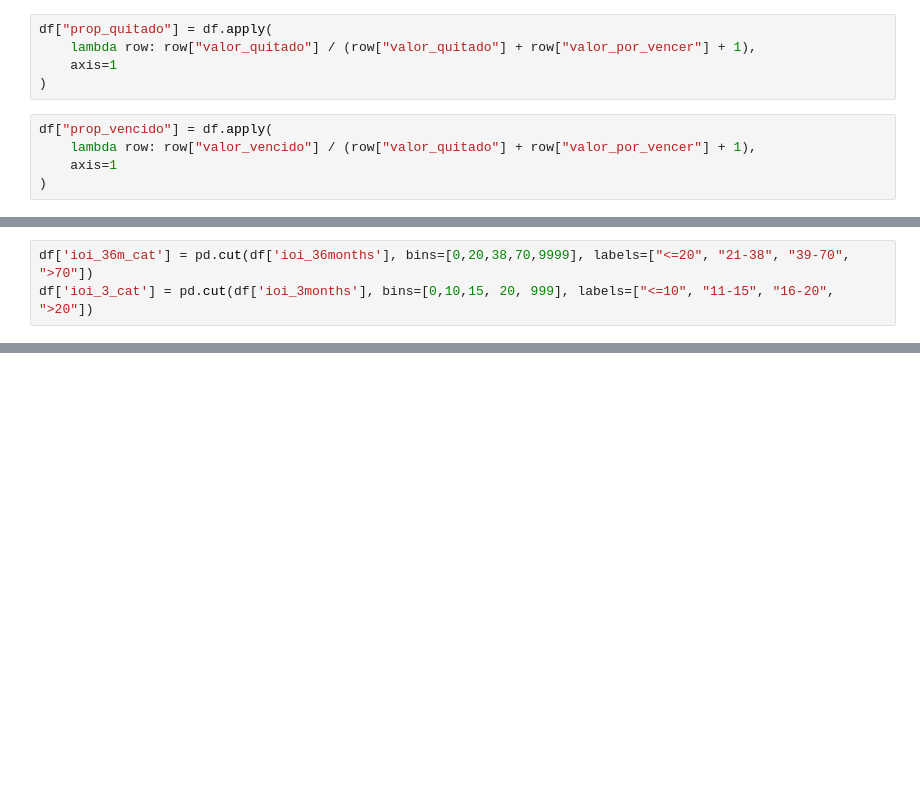
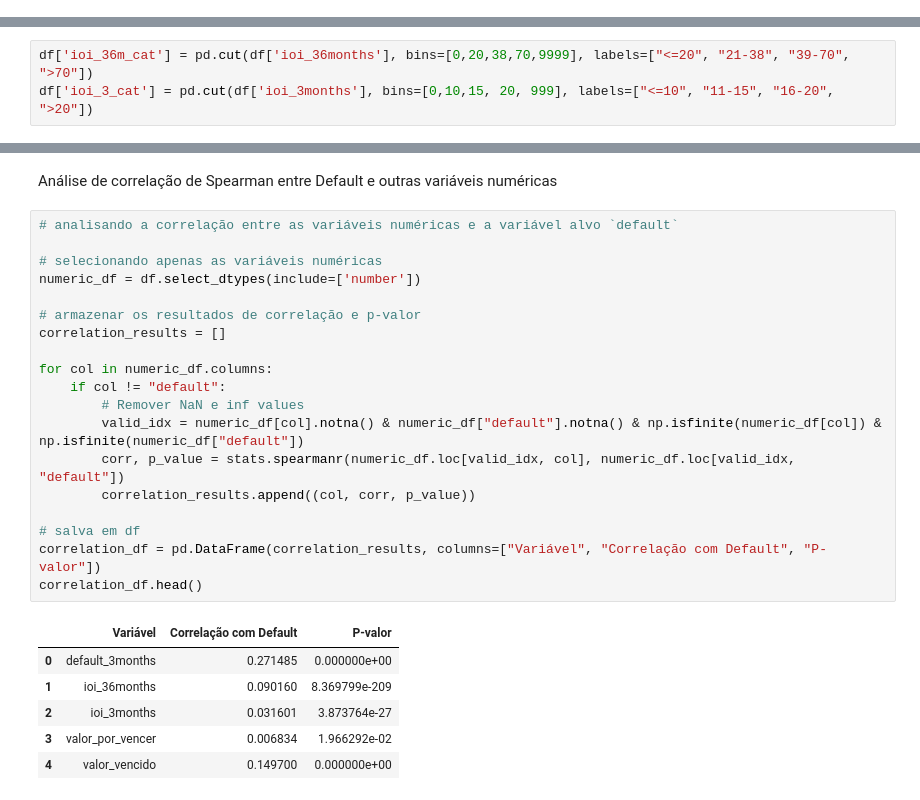
Before and after one commit to MaiaraMoro/X-health, a Jupyter notebook: notebooks/01_analise_exploratoria.ipynb, the cells around one changed output, grey strips where cells are left out. Drawn from its saved outputs; the diff is of its cells as text; blank space fills up the shorter version.

```diff
--- a/notebooks/01_analise_exploratoria.ipynb
+++ b/notebooks/01_analise_exploratoria.ipynb
@@ -697,14 +651,4 @@ def agrupar_meses(x):
         return "4"
 
 df["trimestre"] = df["month"].apply(agrupar_meses)
-# %%
-df["prop_quitado"] = df.apply(
-    lambda row: row["valor_quitado"] / (row["valor_quitado"] + row["valor_por_vencer"] + 1),
-    axis=1
-)
-# %%
-df["prop_vencido"] = df.apply(
-    lambda row: row["valor_vencido"] / (row["valor_quitado"] + row["valor_por_vencer"] + 1),
-    axis=1
-)
 # %%
@@ -809,0 +768,28 @@ df['ioi_3_cat'] = pd.cut(df['ioi_3months'], bins=[0,10,15, 20, 999], labels=["<=
+# %% [markdown]
+Análise de correlação de Spearman entre Default e outras variáveis numéricas
+# %%
+# analisando a correlação entre as variáveis numéricas e a variável alvo `default`
+
+# selecionando apenas as variáveis numéricas
+numeric_df = df.select_dtypes(include=['number'])
+
+# armazenar os resultados de correlação e p-valor
+correlation_results = []
+
+for col in numeric_df.columns:
+    if col != "default":
+        # Remover NaN e inf values
+        valid_idx = numeric_df[col].notna() & numeric_df["default"].notna() & np.isfinite(numeric_df[col]) & np.isfinite(numeric_df["default"])
+        corr, p_value = stats.spearmanr(numeric_df.loc[valid_idx, col], numeric_df.loc[valid_idx, "default"])
+        correlation_results.append((col, corr, p_value))
+
+# salva em df
+correlation_df = pd.DataFrame(correlation_results, columns=["Variável", "Correlação com Default", "P-valor"])
+correlation_df.head()
+# %% [output]
+|  | Variável | Correlação com Default | P-valor |
+| 0 | default_3months | 0.271485 | 0.000000e+00 |
+| 1 | ioi_36months | 0.090160 | 8.369799e-209 |
+| 2 | ioi_3months | 0.031601 | 3.873764e-27 |
+| 3 | valor_por_vencer | 0.006834 | 1.966292e-02 |
+| 4 | valor_vencido | 0.149700 | 0.000000e+00 |
```
Also changed, not shown: parts of 39 cells of this notebook, 1 other file.
